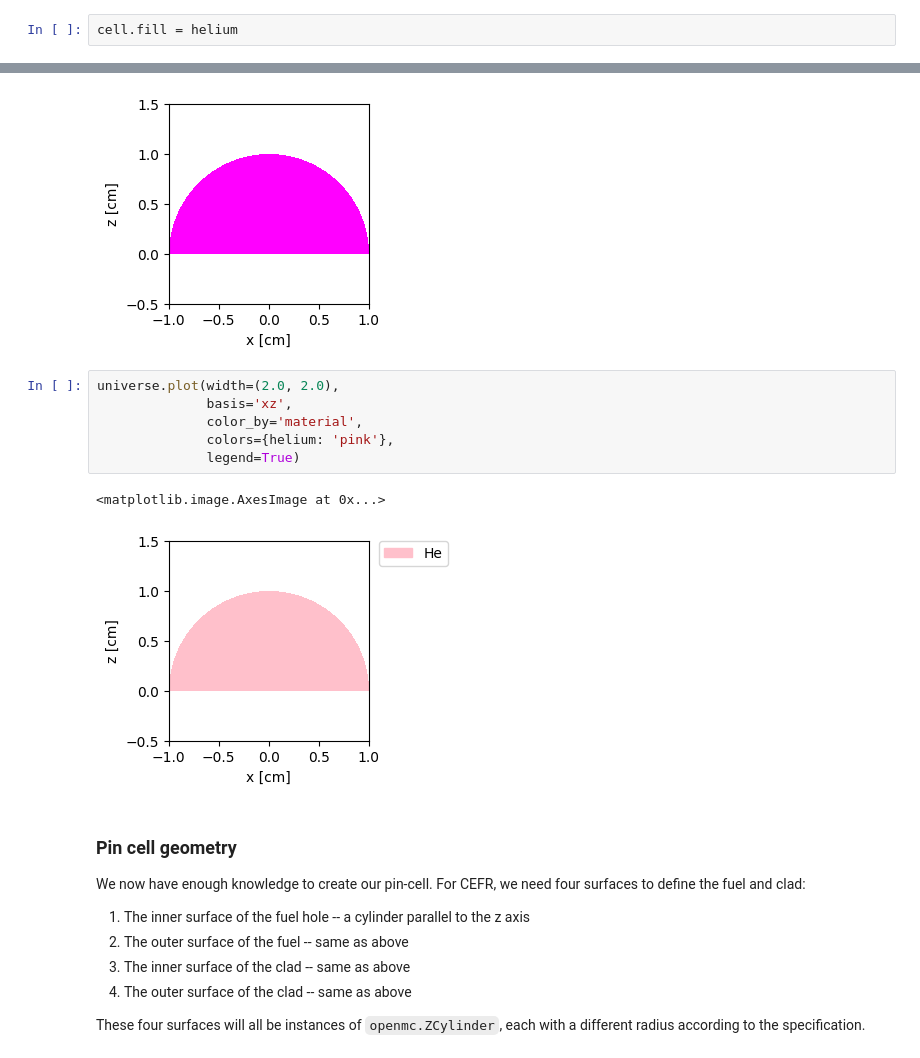
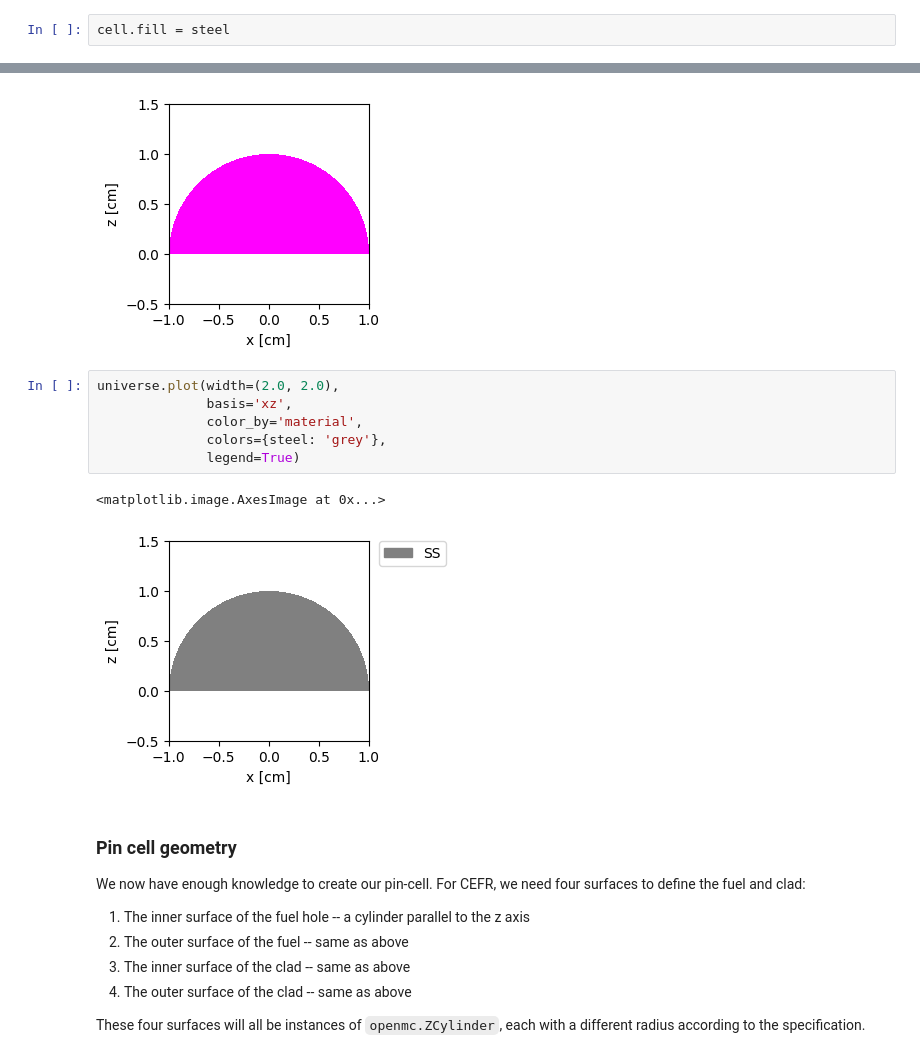
Before and after one commit to pshriwise/ictp-workshop23-openmc, a Jupyter notebook: notebooks/openmc_tutorial/openmc_tutorial.ipynb, the cells around one changed output, grey strips where cells are left out. Drawn from its saved outputs; the diff is of its cells as text.

```diff
--- a/notebooks/openmc_tutorial/openmc_tutorial.ipynb
+++ b/notebooks/openmc_tutorial/openmc_tutorial.ipynb
@@ -383,7 +383,7 @@ cell = openmc.Cell(region=northern_hemisphere)
 # %% [markdown]
 By default, the cell is not filled by any material (void). In order to assign a material, we set the `fill` property of a `Cell`.
 # %%
-cell.fill = helium
+cell.fill = steel
 # %% [markdown]
 The full [list of available surfaces](https://docs.openmc.org/en/stable/pythonapi/base.html#building-geometry) is as follows.
 
@@ -456,12 +456,12 @@ universe.plot(width=(2.0, 2.0), basis='xz',
 # %%
 universe.plot(width=(2.0, 2.0),
               basis='xz',
               color_by='material',
-              colors={helium: 'pink'},
+              colors={steel: 'grey'},
               legend=True)
 # %% [output]
 <matplotlib.image.AxesImage at 0x...>
-[figure, old version]
+[figure, new version]
 # %% [markdown]
 ### Pin cell geometry
 
```
Also changed, not shown: parts of 140 cells of this notebook, 1 other file.
